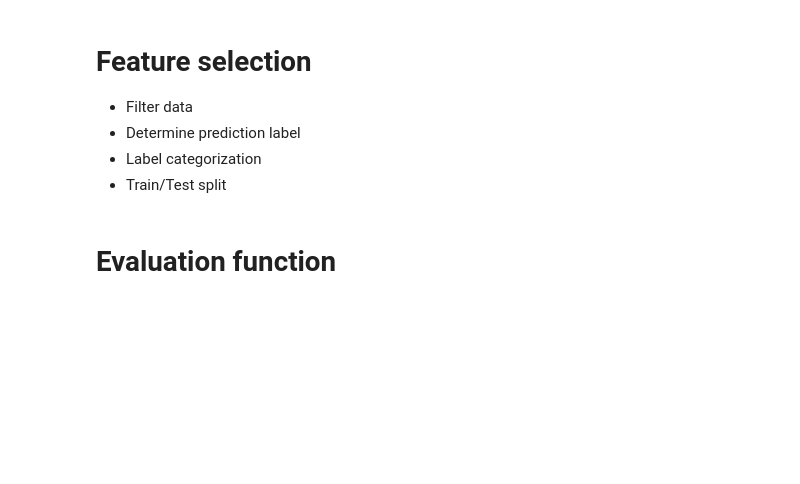
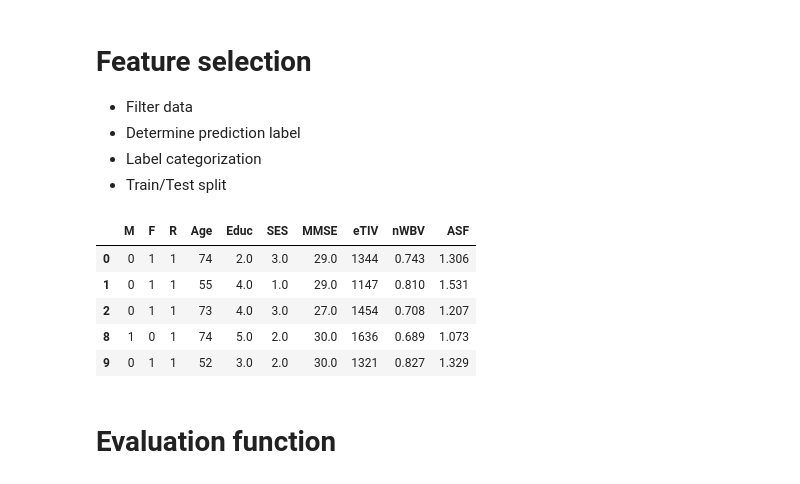
Before and after one commit to ShaiAharon/DataScience2021, a Jupyter notebook: tirgul_8/tirgul_8.ipynb, the cells around one changed output. Cells and saved outputs as stored; diff of their text form; code cells hidden in the pictures; blank space fills up the shorter version.

```diff
--- a/tirgul_8/tirgul_8.ipynb
+++ b/tirgul_8/tirgul_8.ipynb
@@ -27,20 +27,34 @@ data.tail()
 - Label categorization
 - Train/Test split
 # %%
-features = ['M/F','Hand','Age','Educ','SES','MMSE','eTIV','nWBV','ASF']
+features = ['M','F','R','Age','Educ','SES','MMSE','eTIV','nWBV','ASF']
 pred_label = ['CDR']
-data = data[features + pred_label].dropna()
+
+fm_df = pd.get_dummies(data['M/F'])
+hands_df = pd.get_dummies(data['Hand'])
+
+data = pd.concat([data,fm_df],axis=1)
+data = pd.concat([data,hands_df],axis=1)
+
+data = data[features + pred_label+['M/F','Hand']].dropna()
 
 # Turning values into categories
-data['M/F'] = data['M/F'].astype('category').cat.codes
-data['Hand'] = data['Hand'].astype('category').cat.codes
+
 data['CDR'] = data['CDR'].astype('category').cat.codes
 
 X = data[features]
 y = data[pred_label]
 
+X_train,X_test,y_train,y_test = train_test_split(X,y,test_size=0.2,random_state=43)
 
-X_train,X_test,y_train,y_test = train_test_split(X,y,test_size=0.2,random_state=43)
+X.head()
+# %% [output]
+|  | M | F | R | Age | Educ | SES | MMSE | eTIV | nWBV | ASF |
+| 0 | 0 | 1 | 1 | 74 | 2.0 | 3.0 | 29.0 | 1344 | 0.743 | 1.306 |
+| 1 | 0 | 1 | 1 | 55 | 4.0 | 1.0 | 29.0 | 1147 | 0.810 | 1.531 |
+| 2 | 0 | 1 | 1 | 73 | 4.0 | 3.0 | 27.0 | 1454 | 0.708 | 1.207 |
+| 8 | 1 | 0 | 1 | 74 | 5.0 | 2.0 | 30.0 | 1636 | 0.689 | 1.073 |
+| 9 | 0 | 1 | 1 | 52 | 3.0 | 2.0 | 30.0 | 1321 | 0.827 | 1.329 |
 # %% [markdown]
 # Evaluation function
 # %%
```
Also changed, not shown: parts of 7 cells of this notebook.
